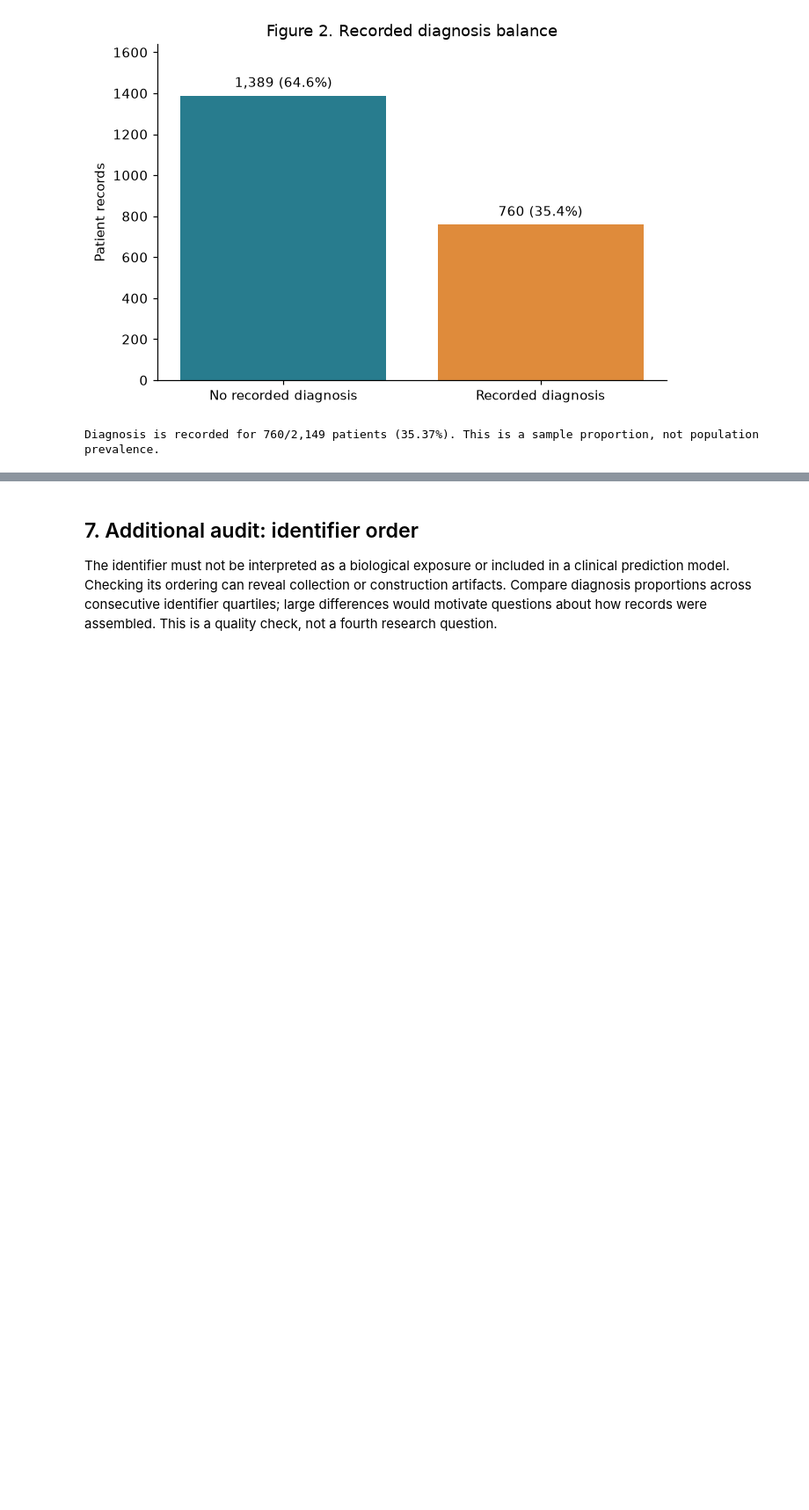
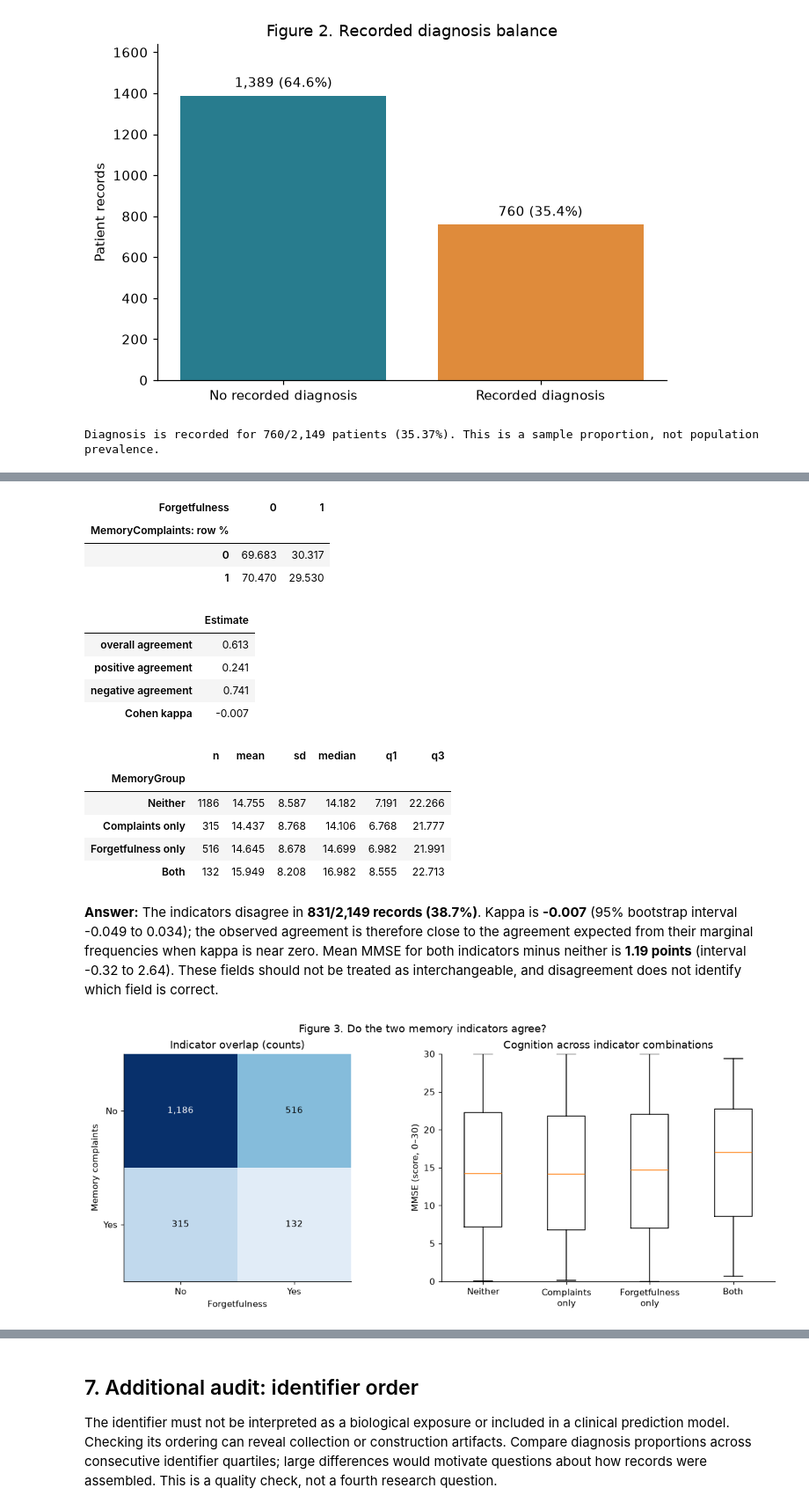
Before and after one commit to gebreabgithub/python_Task_3A, a Jupyter notebook: Assignment_3A_Alzheimers_Explore_and_Plan.ipynb, the cells around one changed output, grey strips where cells are left out. Shown at 88% size. Cells and saved outputs as stored; diff of their text form; code cells hidden in the pictures; blank space fills up the shorter version.

```diff
--- a/Assignment_3A_Alzheimers_Explore_and_Plan.ipynb
+++ b/Assignment_3A_Alzheimers_Explore_and_Plan.ipynb
@@ -415,19 +387,0 @@ plt.show()
-# %%
-q3=df.loc[df.EducationLevel.isin([0,1,2,3]) & df.Age.between(60,90) & df.MMSE.between(0,30)].copy()
-q3['AgeBand']=pd.cut(q3.Age,[59,69,79,90],labels=['60–69','70–79','80–90'])
-s3=summary_by(q3,'EducationLevel','MMSE')
-display(s3.rename(index=category_maps['EducationLevel']))
-display(pd.crosstab(q3.AgeBand,q3.EducationLevel).rename(columns=category_maps['EducationLevel']))
-display(summary_by(q3,['AgeBand','EducationLevel'],'MMSE'))
-means=q3.groupby(['AgeBand','EducationLevel'],observed=True).MMSE.mean().unstack()
-contrasts=(means[3]-means[0]).rename('Higher minus None: MMSE points')
-display(contrasts.to_frame())
-display(Markdown(f'**Answer:** The overall mean MMSE difference between Higher and None is **{s3.loc[3,"mean"]-s3.loc[0,"mean"]:.2f} points**. The age-band differences above assess whether this descriptive contrast is consistent across ages; the boxplots expose within-group variation.'))
-fig,axes=plt.subplots(1,3,figsize=(12,4),sharey=True,layout='constrained')
-for ax,band in zip(axes,q3.AgeBand.cat.categories):
-    d=q3.loc[q3.AgeBand.eq(band)]
-    ax.boxplot([d.loc[d.EducationLevel.eq(e),'MMSE'] for e in range(4)])
-    ax.set(xticks=[1,2,3,4],xticklabels=['None','High\nschool',"Bachelor's",'Higher'],title=f'Age {band} years',xlabel='Education level',ylim=(0,30))
-axes[0].set_ylabel('MMSE (score, 0–30)')
-fig.suptitle('Figure 5. Education and cognitive score within age bands')
-plt.show()
@@ -466,0 +404,44 @@ plt.show()
+# %%
+def kappa_binary(a,b):
+    a=np.asarray(a); b=np.asarray(b)
+    observed=np.mean(a==b)
+    expected=a.mean()*b.mean()+(1-a.mean())*(1-b.mean())
+    return (observed-expected)/(1-expected) if expected < 1 else np.nan
+
+def bootstrap(data, statistic, repetitions=1000, seed=2026):
+    rng=np.random.default_rng(seed)
+    estimates=np.asarray([statistic(data.iloc[rng.integers(0,len(data),len(data))]) for _ in range(repetitions)])
+    return np.nanquantile(estimates,[.025,.975])
+
+def group_summary(data,group,value):
+    return data.groupby(group,observed=True)[value].agg(n='count',mean='mean',sd='std',median='median',q1=lambda s:s.quantile(.25),q3=lambda s:s.quantile(.75))
+
+memory_labels=['Neither','Complaints only','Forgetfulness only','Both']
+memory=df.assign(MemoryGroup=pd.Categorical(
+    np.select([df.MemoryComplaints.eq(1)&df.Forgetfulness.eq(1),df.MemoryComplaints.eq(1),df.Forgetfulness.eq(1)],
+              ['Both','Complaints only','Forgetfulness only'],default='Neither'),categories=memory_labels,ordered=True))
+tab=pd.crosstab(memory.MemoryComplaints,memory.Forgetfulness).reindex(index=[0,1],columns=[0,1],fill_value=0)
+display(tab.rename_axis(index='MemoryComplaints',columns='Forgetfulness'))
+display((100*tab.div(tab.sum(axis=1),axis=0)).rename_axis(index='MemoryComplaints: row %',columns='Forgetfulness'))
+n00,n01,n10,n11=tab.loc[0,0],tab.loc[0,1],tab.loc[1,0],tab.loc[1,1]
+kappa=kappa_binary(memory.MemoryComplaints,memory.Forgetfulness)
+kappa_ci=bootstrap(memory,lambda d:kappa_binary(d.MemoryComplaints,d.Forgetfulness))
+agreement=(n00+n11)/len(memory)
+display(pd.Series({'overall agreement':agreement,'positive agreement':2*n11/(2*n11+n01+n10),
+                   'negative agreement':2*n00/(2*n00+n01+n10),'Cohen kappa':kappa}).to_frame('Estimate'))
+display(group_summary(memory,'MemoryGroup','MMSE'))
+def memory_contrast(d):
+    return d.loc[d.MemoryGroup.eq('Both'),'MMSE'].mean()-d.loc[d.MemoryGroup.eq('Neither'),'MMSE'].mean()
+mmse_gap=memory_contrast(memory)
+mmse_gap_ci=bootstrap(memory,memory_contrast,seed=2027)
+display(Markdown(f'**Answer:** The indicators disagree in **{n01+n10:,}/{len(memory):,} records ({1-agreement:.1%})**. Kappa is **{kappa:.3f}** (95% bootstrap interval {kappa_ci[0]:.3f} to {kappa_ci[1]:.3f}); the observed agreement is therefore close to the agreement expected from their marginal frequencies when kappa is near zero. Mean MMSE for both indicators minus neither is **{mmse_gap:.2f} points** (interval {mmse_gap_ci[0]:.2f} to {mmse_gap_ci[1]:.2f}). These fields should not be treated as interchangeable, and disagreement does not identify which field is correct.'))
+fig,axes=plt.subplots(1,2,figsize=(11,4.5),layout='constrained')
+im=axes[0].imshow(tab,cmap='Blues',vmin=0)
+for i in range(2):
+    for j in range(2): axes[0].text(j,i,f'{tab.iloc[i,j]:,}',ha='center',va='center',color='white' if tab.iloc[i,j]>tab.to_numpy().max()/2 else 'black')
+axes[0].set(xticks=[0,1],xticklabels=['No','Yes'],yticks=[0,1],yticklabels=['No','Yes'],xlabel='Forgetfulness',ylabel='Memory complaints',title='Indicator overlap (counts)')
+axes[1].boxplot([memory.loc[memory.MemoryGroup.eq(g),'MMSE'] for g in memory_labels])
+axes[1].set(xticks=[1,2,3,4],xticklabels=['Neither','Complaints\nonly','Forgetfulness\nonly','Both'],ylabel='MMSE (score, 0–30)',ylim=(0,30),title='Cognition across indicator combinations')
+fig.suptitle('Figure 3. Do the two memory indicators agree?')
+plt.show()
+# %% [output]
@@ -466,0 +452,17 @@ plt.show()
+| Forgetfulness | 0 | 1 |
+| MemoryComplaints: row % |  |  |
+| 0 | 69.683 | 30.317 |
+| 1 | 70.470 | 29.530 |
+|  | Estimate |
+| overall agreement | 0.613 |
+| positive agreement | 0.241 |
+| negative agreement | 0.741 |
+| Cohen kappa | -0.007 |
+|  | n | mean | sd | median | q1 | q3 |
+| MemoryGroup |  |  |  |  |  |  |
+| Neither | 1186 | 14.755 | 8.587 | 14.182 | 7.191 | 22.266 |
+| Complaints only | 315 | 14.437 | 8.768 | 14.106 | 6.768 | 21.777 |
+| Forgetfulness only | 516 | 14.645 | 8.678 | 14.699 | 6.982 | 21.991 |
+| Both | 132 | 15.949 | 8.208 | 16.982 | 8.555 | 22.713 |
+**Answer:** The indicators disagree in **831/2,149 records (38.7%)**. Kappa is **-0.007** (95% bootstrap interval -0.049 to 0.034); the observed agreement is therefore close to the agreement expected from their marginal frequencies when kappa is near zero. Mean MMSE for both indicators minus neither is **1.19 points** (interval -0.32 to 2.64). These fields should not be treated as interchangeable, and disagreement does not identify which field is correct.
+[figure, added]
```
Also changed, not shown: parts of 21 cells of this notebook, 1 other file.
